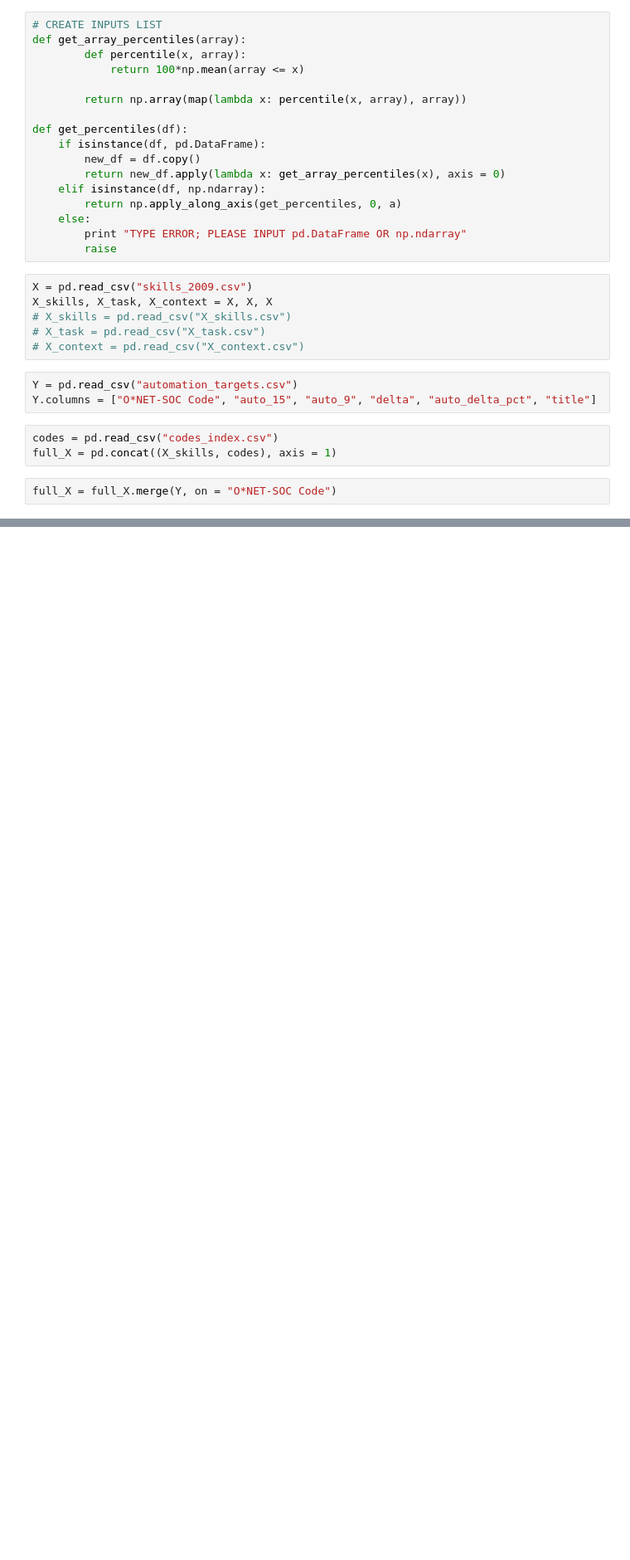
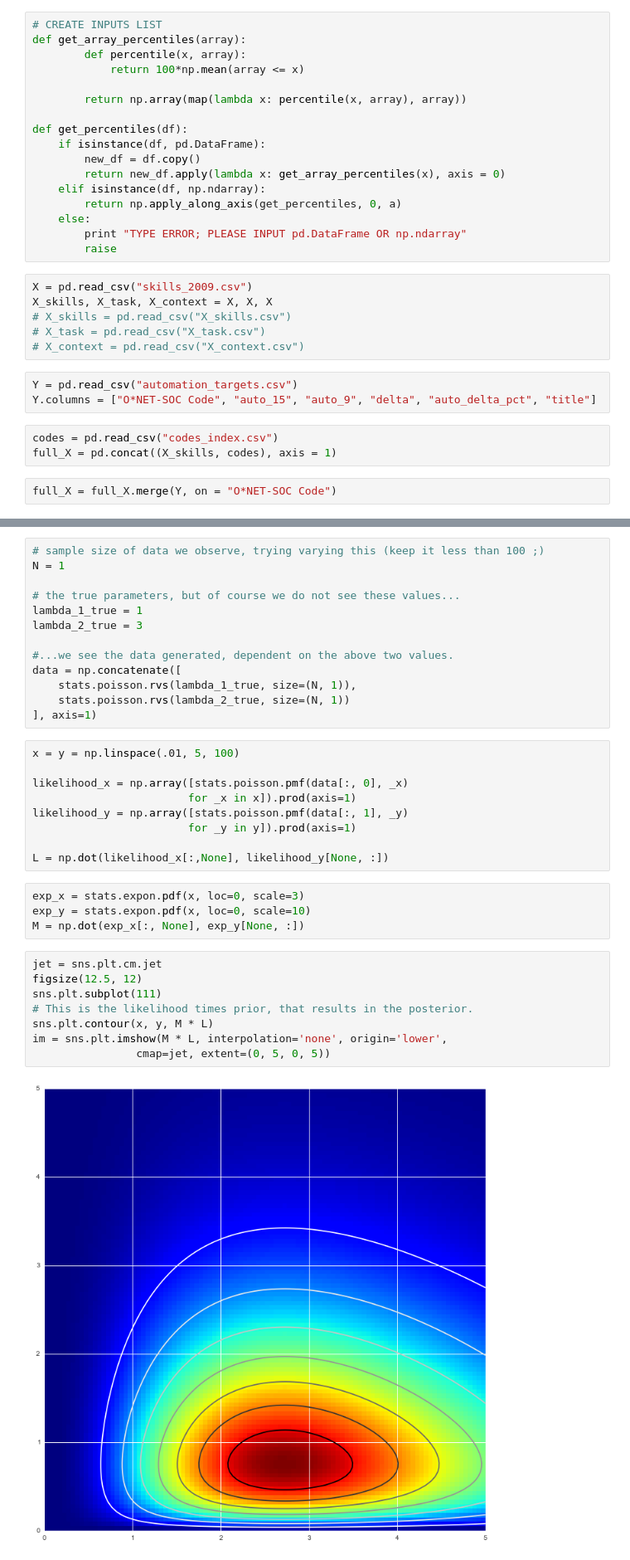
Before and after one commit to c0ns0le/future-employment, a Jupyter notebook: code/notebooks/january/January 1.ipynb, the cells around one changed output, grey strips where cells are left out. Shown: that part at 83% size. Saved outputs shown, nothing was run; the diff lists cells and outputs as text; blank space fills up the shorter version.

```diff
--- a/code/notebooks/january/January 1.ipynb
+++ b/code/notebooks/january/January 1.ipynb
@@ -286,0 +308,36 @@ def score_model(y_pred, y_test, model_inputs, model):
+# %%
+# sample size of data we observe, trying varying this (keep it less than 100 ;)
+N = 1
+
+# the true parameters, but of course we do not see these values...
+lambda_1_true = 1
+lambda_2_true = 3
+
+#...we see the data generated, dependent on the above two values.
+data = np.concatenate([
+    stats.poisson.rvs(lambda_1_true, size=(N, 1)),
+    stats.poisson.rvs(lambda_2_true, size=(N, 1))
+], axis=1)
+# %%
+x = y = np.linspace(.01, 5, 100)
+
+likelihood_x = np.array([stats.poisson.pmf(data[:, 0], _x)
+                        for _x in x]).prod(axis=1)
+likelihood_y = np.array([stats.poisson.pmf(data[:, 1], _y)
+                        for _y in y]).prod(axis=1)
+
+L = np.dot(likelihood_x[:,None], likelihood_y[None, :])
+# %%
+exp_x = stats.expon.pdf(x, loc=0, scale=3)
+exp_y = stats.expon.pdf(x, loc=0, scale=10)
+M = np.dot(exp_x[:, None], exp_y[None, :])
+# %%
+jet = sns.plt.cm.jet
+figsize(12.5, 12)
+sns.plt.subplot(111)
+# This is the likelihood times prior, that results in the posterior.
+sns.plt.contour(x, y, M * L)
+im = sns.plt.imshow(M * L, interpolation='none', origin='lower',
+                cmap=jet, extent=(0, 5, 0, 5))
+# %% [output]
+[figure, added]
```
Also changed, not shown: parts of 17 cells of this notebook.
